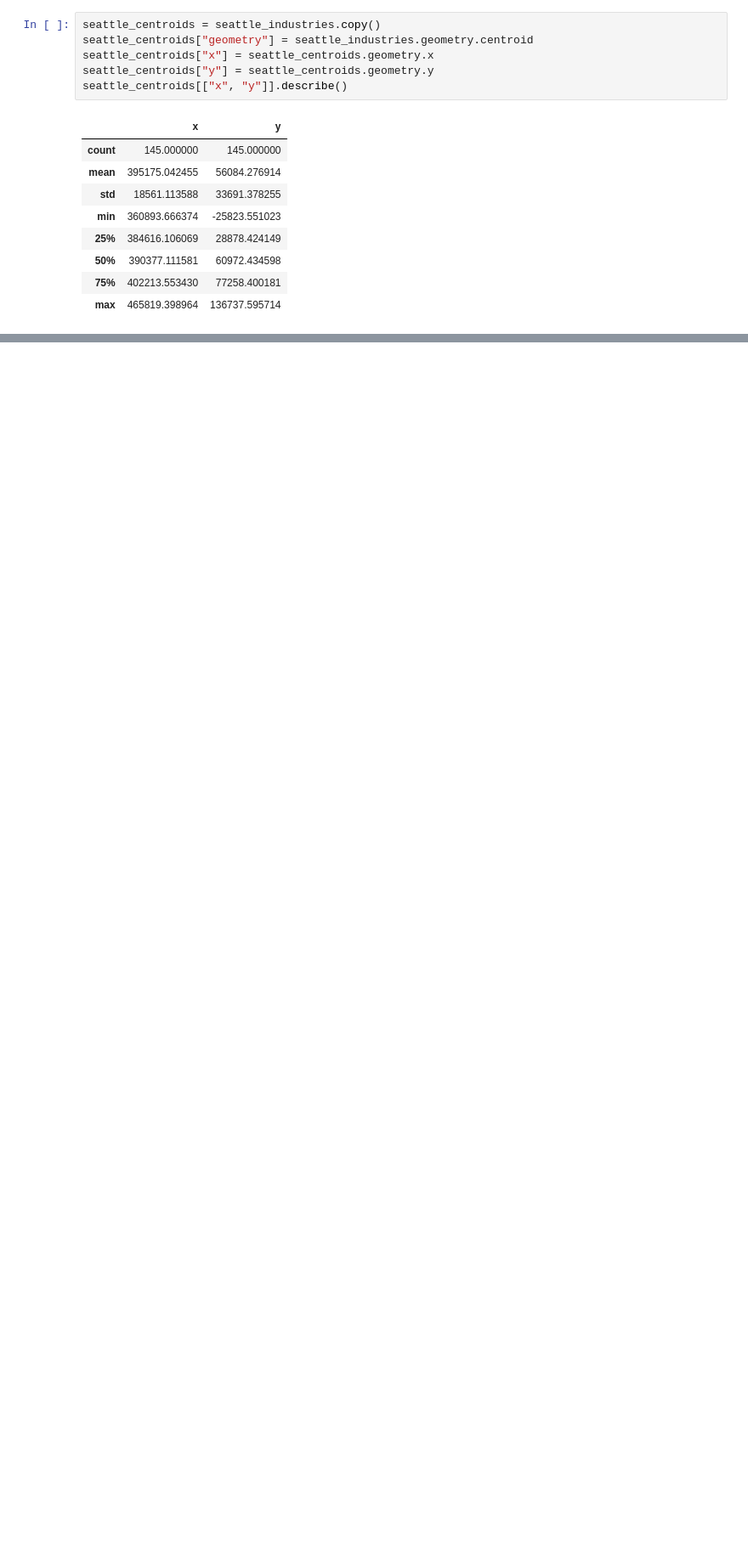
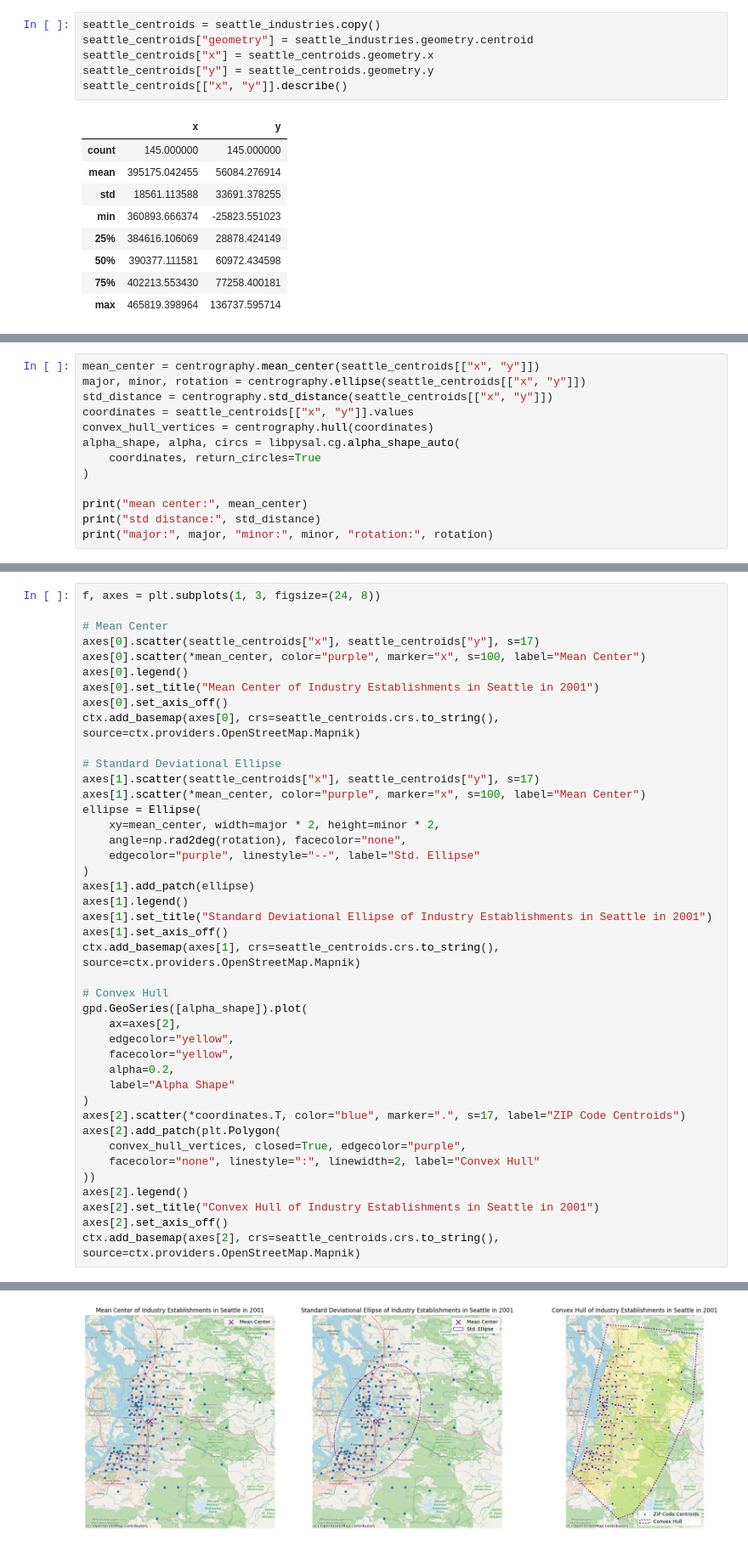
Before and after one commit to ShanmukhUpad/Geospatial-Data-Science, a Jupyter notebook: Assignments/assignment2.ipynb, the cells around one changed output, grey strips where cells are left out. Shown at 85% size. Cells and saved outputs as stored; diff of their text form; blank space fills up the shorter version.

```diff
--- a/Assignments/assignment2.ipynb
+++ b/Assignments/assignment2.ipynb
@@ -105,0 +127,13 @@ plt.show()
+# %%
+mean_center = centrography.mean_center(seattle_centroids[["x", "y"]])
+major, minor, rotation = centrography.ellipse(seattle_centroids[["x", "y"]])
+std_distance = centrography.std_distance(seattle_centroids[["x", "y"]])
+coordinates = seattle_centroids[["x", "y"]].values
+convex_hull_vertices = centrography.hull(coordinates)
+alpha_shape, alpha, circs = libpysal.cg.alpha_shape_auto(
+    coordinates, return_circles=True
+)
+
+print("mean center:", mean_center)
+print("std distance:", std_distance)
+print("major:", major, "minor:", minor, "rotation:", rotation)
@@ -105,0 +144,43 @@ plt.show()
+# %%
+f, axes = plt.subplots(1, 3, figsize=(24, 8))
+
+# Mean Center
+axes[0].scatter(seattle_centroids["x"], seattle_centroids["y"], s=17)
+axes[0].scatter(*mean_center, color="purple", marker="x", s=100, label="Mean Center")
+axes[0].legend()
+axes[0].set_title("Mean Center of Industry Establishments in Seattle in 2001")
+axes[0].set_axis_off()
+ctx.add_basemap(axes[0], crs=seattle_centroids.crs.to_string(), source=ctx.providers.OpenStreetMap.Mapnik)
+
+# Standard Deviational Ellipse
+axes[1].scatter(seattle_centroids["x"], seattle_centroids["y"], s=17)
+axes[1].scatter(*mean_center, color="purple", marker="x", s=100, label="Mean Center")
+ellipse = Ellipse(
+    xy=mean_center, width=major * 2, height=minor * 2,
+    angle=np.rad2deg(rotation), facecolor="none",
+    edgecolor="purple", linestyle="--", label="Std. Ellipse"
+)
+axes[1].add_patch(ellipse)
+axes[1].legend()
+axes[1].set_title("Standard Deviational Ellipse of Industry Establishments in Seattle in 2001")
+axes[1].set_axis_off()
+ctx.add_basemap(axes[1], crs=seattle_centroids.crs.to_string(), source=ctx.providers.OpenStreetMap.Mapnik)
+
+# Convex Hull
+gpd.GeoSeries([alpha_shape]).plot(
+    ax=axes[2],
+    edgecolor="yellow",
+    facecolor="yellow",
+    alpha=0.2,
+    label="Alpha Shape"
+)
+axes[2].scatter(*coordinates.T, color="blue", marker=".", s=17, label="ZIP Code Centroids")
+axes[2].add_patch(plt.Polygon(
+    convex_hull_vertices, closed=True, edgecolor="purple",
+    facecolor="none", linestyle=":", linewidth=2, label="Convex Hull"
+))
+axes[2].legend()
+axes[2].set_title("Convex Hull of Industry Establishments in Seattle in 2001")
+axes[2].set_axis_off()
+ctx.add_basemap(axes[2], crs=seattle_centroids.crs.to_string(), source=ctx.providers.OpenStreetMap.Mapnik)
+# %% [output]
@@ -105,0 +189 @@ plt.show()
+[figure, added]
```
Also changed, not shown: parts of 9 cells of this notebook.
